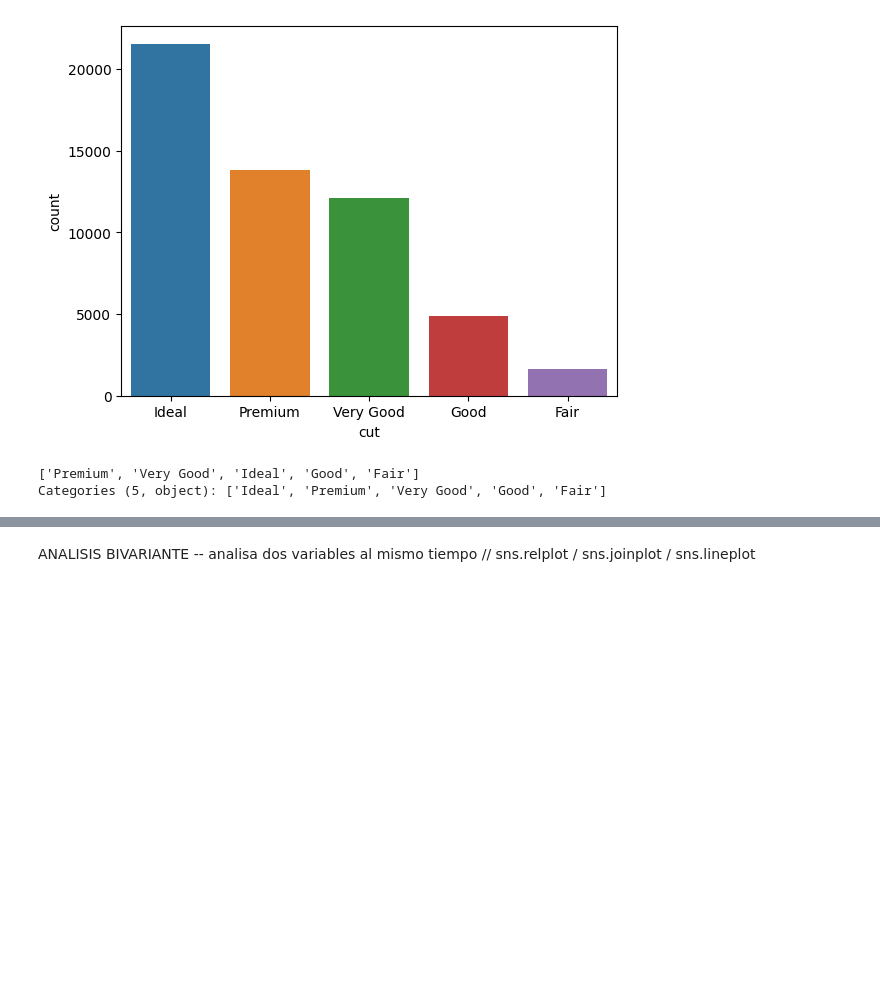
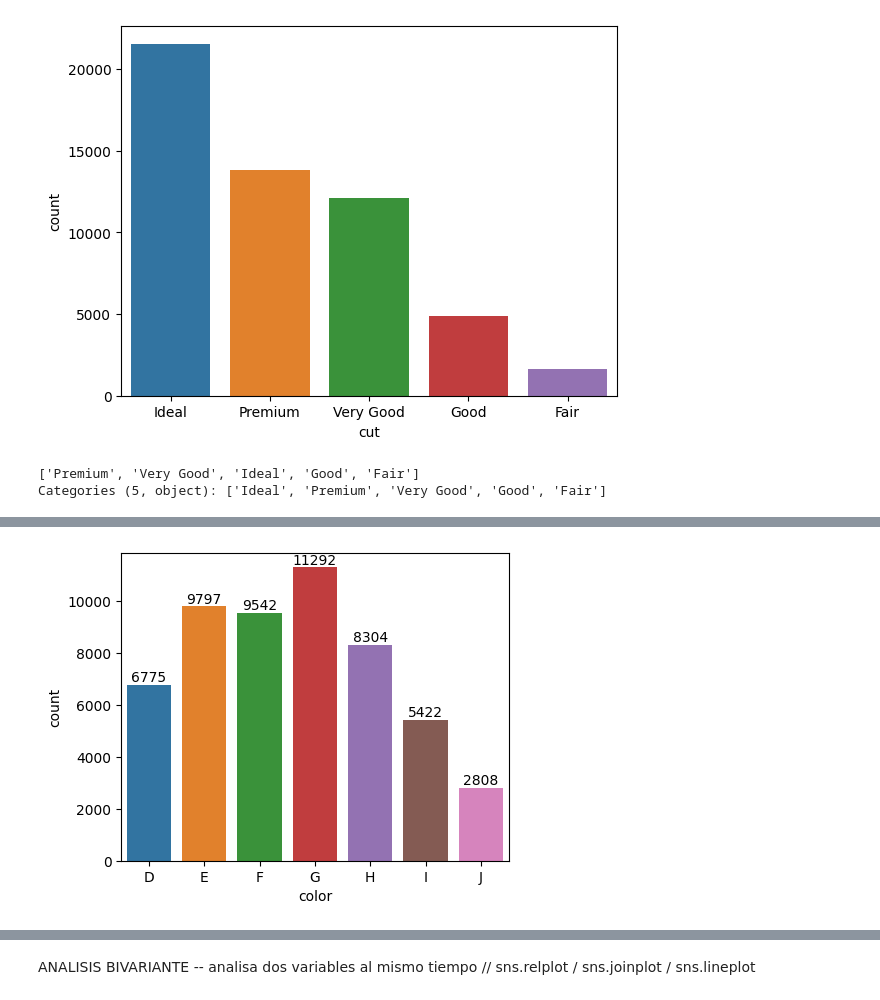
Before and after one commit to MiguelAngel3378/CURSO_ANALISIS_BD2, a Jupyter notebook: m5_visualizacion/seaborn/notebooks/ejemplo2.ipynb, the cells around one changed output, grey strips where cells are left out. Saved outputs shown, nothing was run; the diff lists cells and outputs as text; code cells hidden in the pictures; blank space fills up the shorter version.

```diff
--- a/m5_visualizacion/seaborn/notebooks/ejemplo2.ipynb
+++ b/m5_visualizacion/seaborn/notebooks/ejemplo2.ipynb
@@ -108,0 +110,6 @@ ax.bar_label(ax.containers[0])
+# %%
+plt.figure(figsize=(5,4))
+ax = sns.countplot(data=df, x='color')
+ax.bar_label(ax.containers[0]);
+# %% [output]
+[figure, added]
```
Also changed, not shown: parts of 9 cells of this notebook.
